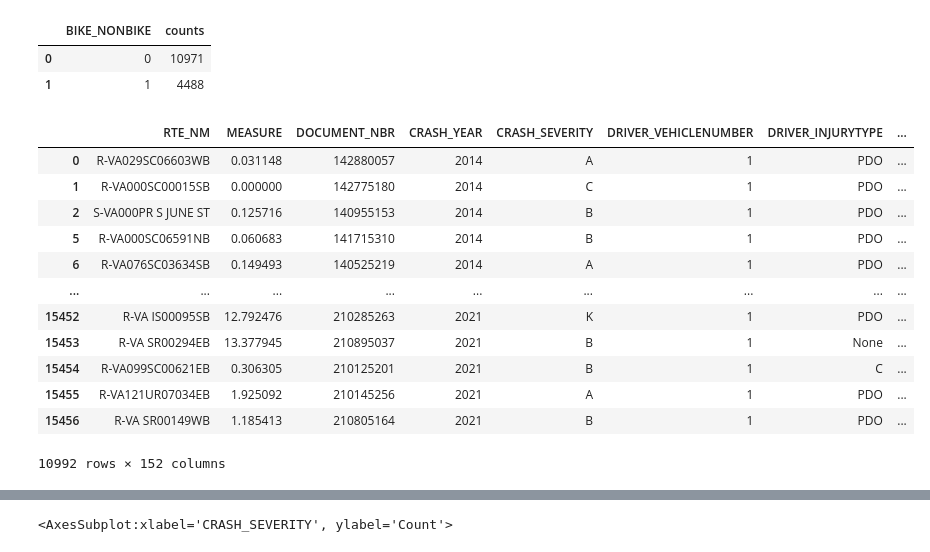
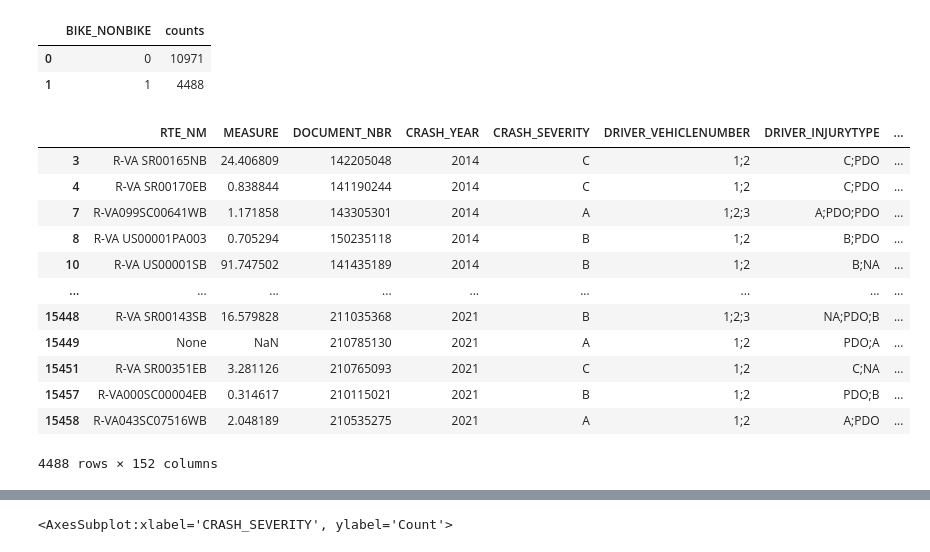
Before and after one commit to mjoireman/pathways-python, a Jupyter notebook: samples/gis_analysts_data_scientists/use_cases/01_bike_ped/bike_ped.ipynb, the cells around one changed output, grey strips where cells are left out. Saved outputs shown, nothing was run; the diff lists cells and outputs as text; code cells hidden in the pictures.

```diff
--- a/samples/gis_analysts_data_scientists/use_cases/01_bike_ped/bike_ped.ipynb
+++ b/samples/gis_analysts_data_scientists/use_cases/01_bike_ped/bike_ped.ipynb
@@ -24,7 +24,7 @@ datasets
 | 0 | a52b1a22-9d72-4572-ad5a-352c4893b18c | Bike Infrastructure | Bike Infrastructure | LRSLine |
 | 1 | 57f36d93-0a6d-4a49-ad9a-b24b5ce086d8 | Bike & Pedestrian Safety | Bike & Pedestrian Safety | LrsPoint |
 # %%
-bike_df = pathways.read_dataset('57f36d93-0a6d-4a49-ad9a-b24b5ce086d8')
+bikes_df = pathways.read_dataset('57f36d93-0a6d-4a49-ad9a-b24b5ce086d8')
 # %%
 infra_df = pathways.read_dataset('a52b1a22-9d72-4572-ad5a-352c4893b18c')
 # %%
@@ -70,19 +64,19 @@ bike_df.groupby(['BIKE_NONBIKE']).size().reset_index(name='counts').sort_values(
 | 0 | 0 | 10971 |
 | 1 | 1 | 4488 |
 # %%
-subset_bike_df = bike_df[(bike_df.PED_NONPED.str.fullmatch("1", na=False))]
+subset_bike_df = bikes_df[(bikes_df.BIKE_NONBIKE.str.fullmatch("1", na=False))]
 subset_bike_df
 # %% [output]
 |  | RTE_NM | MEASURE | DOCUMENT_NBR | CRASH_YEAR | CRASH_SEVERITY | DRIVER_VEHICLENUMBER | DRIVER_INJURYTYPE | ... |
-| 0 | R-VA029SC06603WB | 0.031148 | 142880057 | 2014 | A | 1 | PDO | ... |
-| 1 | R-VA000SC00015SB | 0.000000 | 142775180 | 2014 | C | 1 | PDO | ... |
-| 2 | S-VA000PR S JUNE ST | 0.125716 | 140955153 | 2014 | B | 1 | PDO | ... |
-| 5 | R-VA000SC06591NB | 0.060683 | 141715310 | 2014 | B | 1 | PDO | ... |
-| 6 | R-VA076SC03634SB | 0.149493 | 140525219 | 2014 | A | 1 | PDO | ... |
+| 3 | R-VA SR00165NB | 24.406809 | 142205048 | 2014 | C | 1;2 | C;PDO | ... |
+| 4 | R-VA SR00170EB | 0.838844 | 141190244 | 2014 | C | 1;2 | C;PDO | ... |
+| 7 | R-VA099SC00641WB | 1.171858 | 143305301 | 2014 | A | 1;2;3 | A;PDO;PDO | ... |
+| 8 | R-VA US00001PA003 | 0.705294 | 150235118 | 2014 | B | 1;2 | B;PDO | ... |
+| 10 | R-VA US00001SB | 91.747502 | 141435189 | 2014 | B | 1;2 | B;NA | ... |
 | ... | ... | ... | ... | ... | ... | ... | ... | ... |
-| 15452 | R-VA IS00095SB | 12.792476 | 210285263 | 2021 | K | 1 | PDO | ... |
-| 15453 | R-VA SR00294EB | 13.377945 | 210895037 | 2021 | B | 1 | None | ... |
-| 15454 | R-VA099SC00621EB | 0.306305 | 210125201 | 2021 | B | 1 | C | ... |
-| 15455 | R-VA121UR07034EB | 1.925092 | 210145256 | 2021 | A | 1 | PDO | ... |
-| 15456 | R-VA SR00149WB | 1.185413 | 210805164 | 2021 | B | 1 | PDO | ... |
+| 15448 | R-VA SR00143SB | 16.579828 | 211035368 | 2021 | B | 1;2;3 | NA;PDO;B | ... |
+| 15449 | None | NaN | 210785130 | 2021 | A | 1;2 | PDO;A | ... |
+| 15451 | R-VA SR00351EB | 3.281126 | 210765093 | 2021 | C | 1;2 | C;NA | ... |
+| 15457 | R-VA000SC00004EB | 0.314617 | 210115021 | 2021 | B | 1;2 | PDO;B | ... |
+| 15458 | R-VA043SC07516WB | 2.048189 | 210535275 | 2021 | A | 1;2 | A;PDO | ... |
-10992 rows × 152 columns
+4488 rows × 152 columns
```
Also changed, not shown: parts of 18 cells of this notebook.
